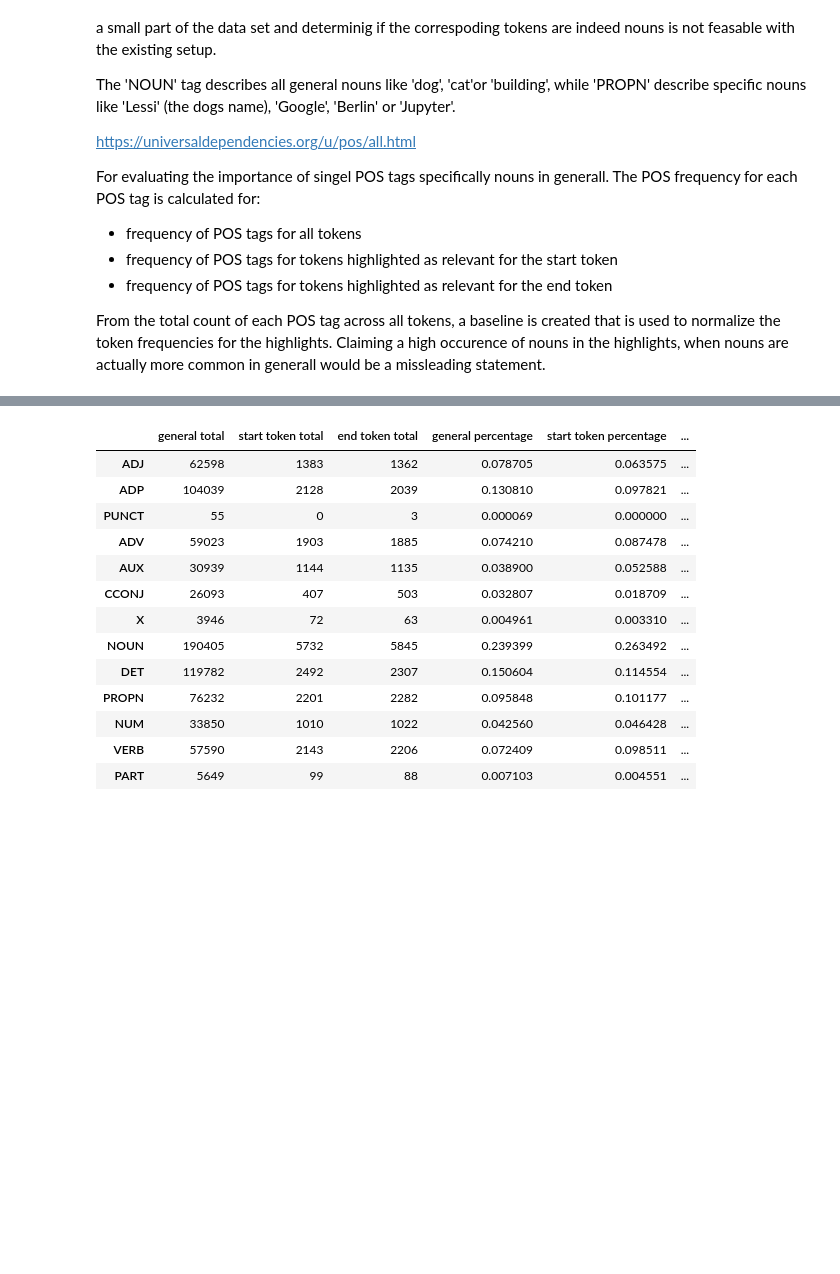
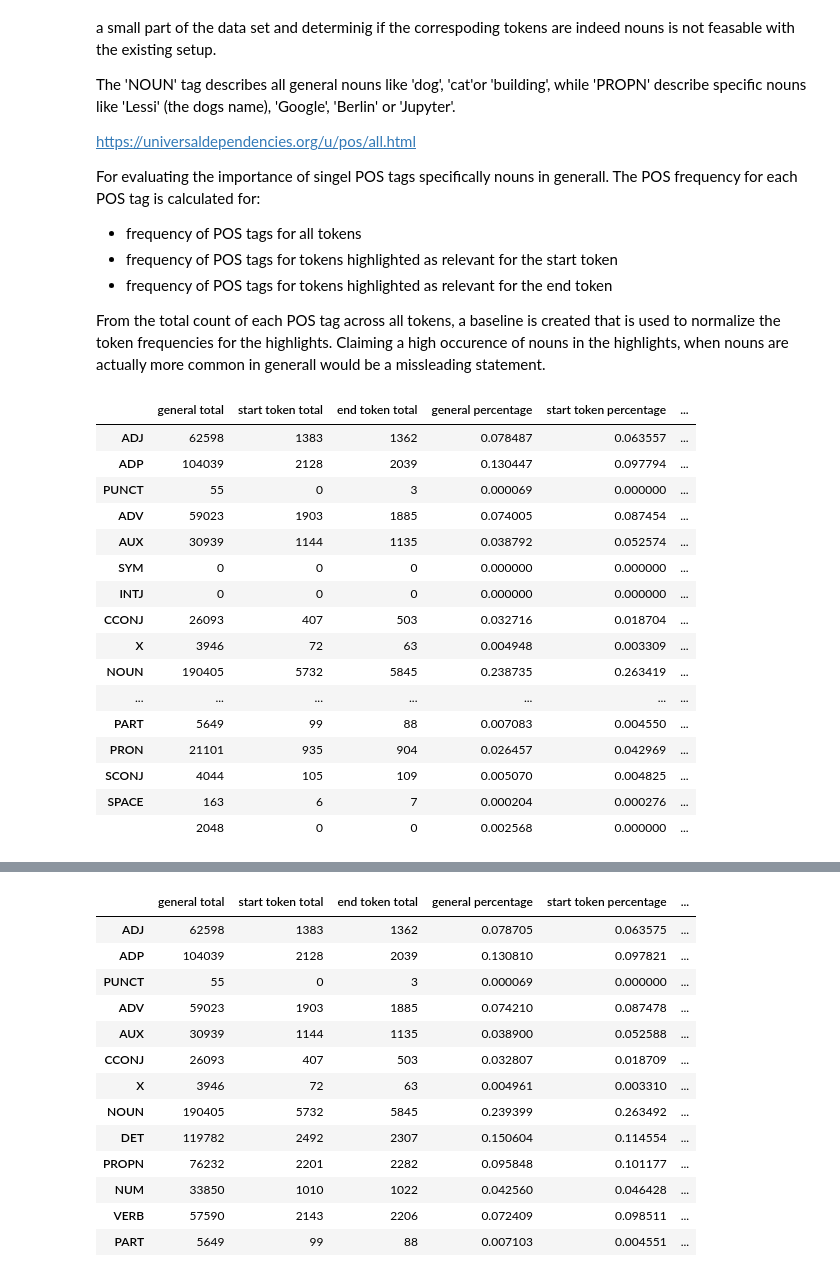
Before and after one commit to stefan-beuchert/GELECTRA_XAI, a Jupyter notebook: Data_Analysis/Which POS ist most interesting for GELECTRA_.ipynb, the cells around one changed output, grey strips where cells are left out. Saved outputs shown, nothing was run; the diff lists cells and outputs as text; code cells hidden in the pictures; blank space fills up the shorter version.

```diff
--- a/Data_Analysis/Which POS ist most interesting for GELECTRA_.ipynb
+++ b/Data_Analysis/Which POS ist most interesting for GELECTRA_.ipynb
@@ -79 +84,22 @@ From the total count of each POS tag across all tokens, a baseline is created th
+# %%
+frequencies_df = get_frequencies_as_data_frame_in_comparison_to_expected_frequencies('pos_tag', data_df, POS_tag_list)
+frequencies_df
+# %% [output]
+|  | general total | start token total | end token total | general percentage | start token percentage | ... |
+| ADJ | 62598 | 1383 | 1362 | 0.078487 | 0.063557 | ... |
+| ADP | 104039 | 2128 | 2039 | 0.130447 | 0.097794 | ... |
+| PUNCT | 55 | 0 | 3 | 0.000069 | 0.000000 | ... |
+| ADV | 59023 | 1903 | 1885 | 0.074005 | 0.087454 | ... |
+| AUX | 30939 | 1144 | 1135 | 0.038792 | 0.052574 | ... |
+| SYM | 0 | 0 | 0 | 0.000000 | 0.000000 | ... |
+| INTJ | 0 | 0 | 0 | 0.000000 | 0.000000 | ... |
+| CCONJ | 26093 | 407 | 503 | 0.032716 | 0.018704 | ... |
+| X | 3946 | 72 | 63 | 0.004948 | 0.003309 | ... |
+| NOUN | 190405 | 5732 | 5845 | 0.238735 | 0.263419 | ... |
+| ... | ... | ... | ... | ... | ... | ... |
+| PART | 5649 | 99 | 88 | 0.007083 | 0.004550 | ... |
+| PRON | 21101 | 935 | 904 | 0.026457 | 0.042969 | ... |
+| SCONJ | 4044 | 105 | 109 | 0.005070 | 0.004825 | ... |
+| SPACE | 163 | 6 | 7 | 0.000204 | 0.000276 | ... |
+|  | 2048 | 0 | 0 | 0.002568 | 0.000000 | ... |
 # %%
```
Also changed, not shown: parts of 12 cells of this notebook, 5 other files.
